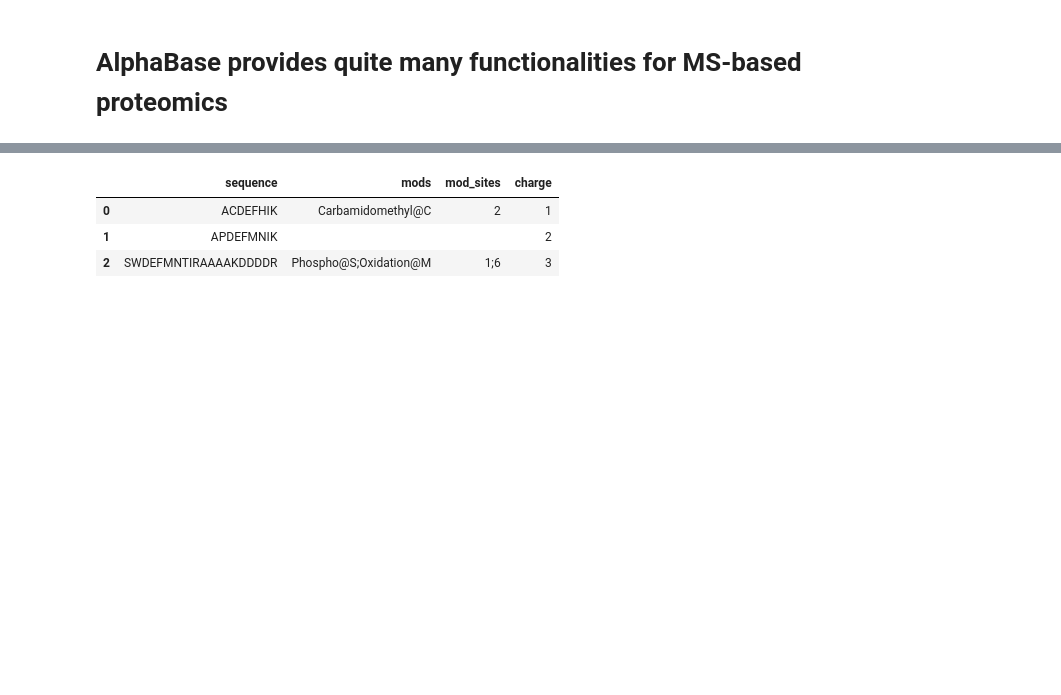
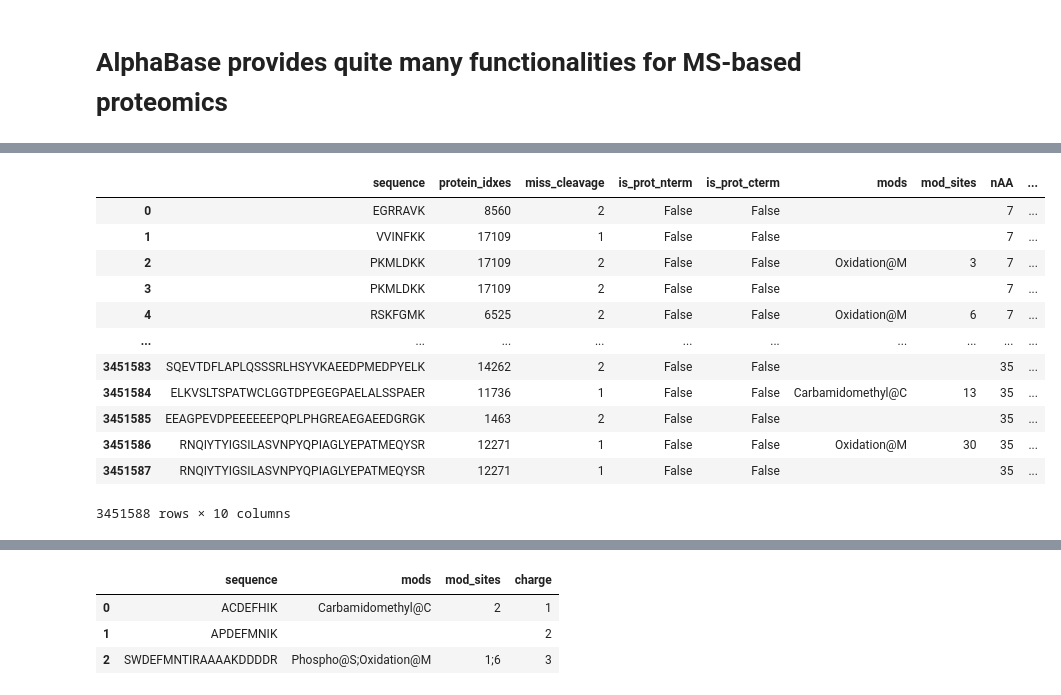
Before and after one commit to MannLabs/alphabase, a Jupyter notebook: docs/tutorials/tutorial_basic_functionalities.ipynb, the cells around one changed output, grey strips where cells are left out. Drawn from its saved outputs; the diff is of its cells as text; code cells hidden in the pictures; blank space fills up the shorter version.

```diff
--- a/docs/tutorials/tutorial_basic_functionalities.ipynb
+++ b/docs/tutorials/tutorial_basic_functionalities.ipynb
@@ -4,0 +78,28 @@ Starting from a precursor dataframe, for example:
+# %%
+# define the path to a fasta file
+fasta_files = "/Users/patriciaskowronek/Documents/alphaBase_text_data/human_240123.fasta"
+
+# generate a list of peptide sequences based on the fasta file
+fasta_lib.get_peptides_from_fasta(fasta_files)
+
+# add the columns: protein and gene names
+fasta_lib.append_protein_name()
+
+# add sequences with variable and fixed modifications
+fasta_lib.add_modifications()
+
+fasta_lib.precursor_df
+# %% [output]
+|  | sequence | protein_idxes | miss_cleavage | is_prot_nterm | is_prot_cterm | mods | mod_sites | nAA | ... |
+| 0 | EGRRAVK | 8560 | 2 | False | False |  |  | 7 | ... |
+| 1 | VVINFKK | 17109 | 1 | False | False |  |  | 7 | ... |
+| 2 | PKMLDKK | 17109 | 2 | False | False | Oxidation@M | 3 | 7 | ... |
+| 3 | PKMLDKK | 17109 | 2 | False | False |  |  | 7 | ... |
+| 4 | RSKFGMK | 6525 | 2 | False | False | Oxidation@M | 6 | 7 | ... |
+| ... | ... | ... | ... | ... | ... | ... | ... | ... | ... |
+| 3451583 | SQEVTDFLAPLQSSSRLHSYVKAEEDPMEDPYELK | 14262 | 2 | False | False |  |  | 35 | ... |
+| 3451584 | ELKVSLTSPATWCLGGTDPEGEGPAELALSSPAER | 11736 | 1 | False | False | Carbamidomethyl@C | 13 | 35 | ... |
+| 3451585 | EEAGPEVDPEEEEEEPQPLPHGREAEGAEEDGRGK | 1463 | 2 | False | False |  |  | 35 | ... |
+| 3451586 | RNQIYTYIGSILASVNPYQPIAGLYEPATMEQYSR | 12271 | 1 | False | False | Oxidation@M | 30 | 35 | ... |
+| 3451587 | RNQIYTYIGSILASVNPYQPIAGLYEPATMEQYSR | 12271 | 1 | False | False |  |  | 35 | ... |
+3451588 rows × 10 columns
```
Also changed, not shown: parts of 43 cells of this notebook.
